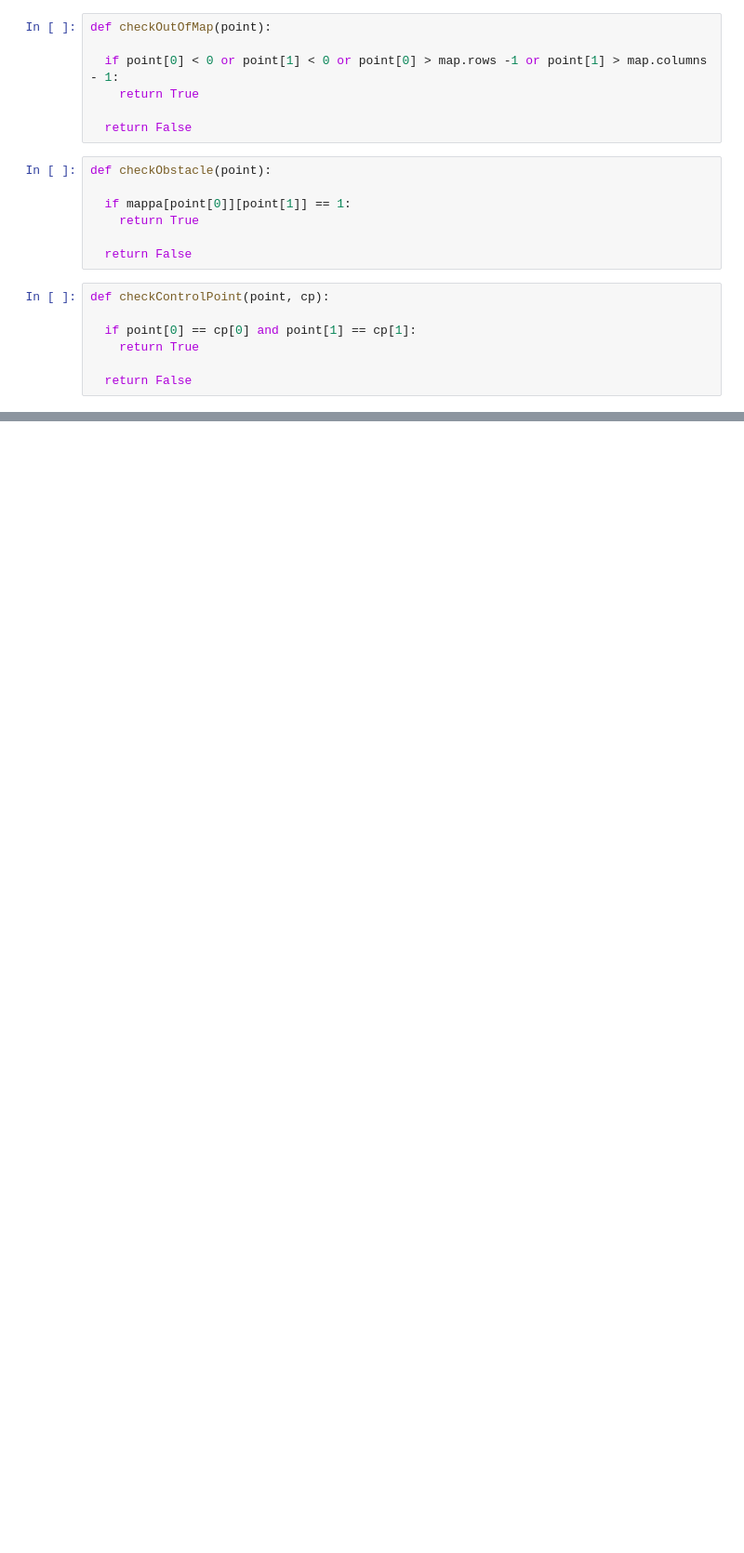
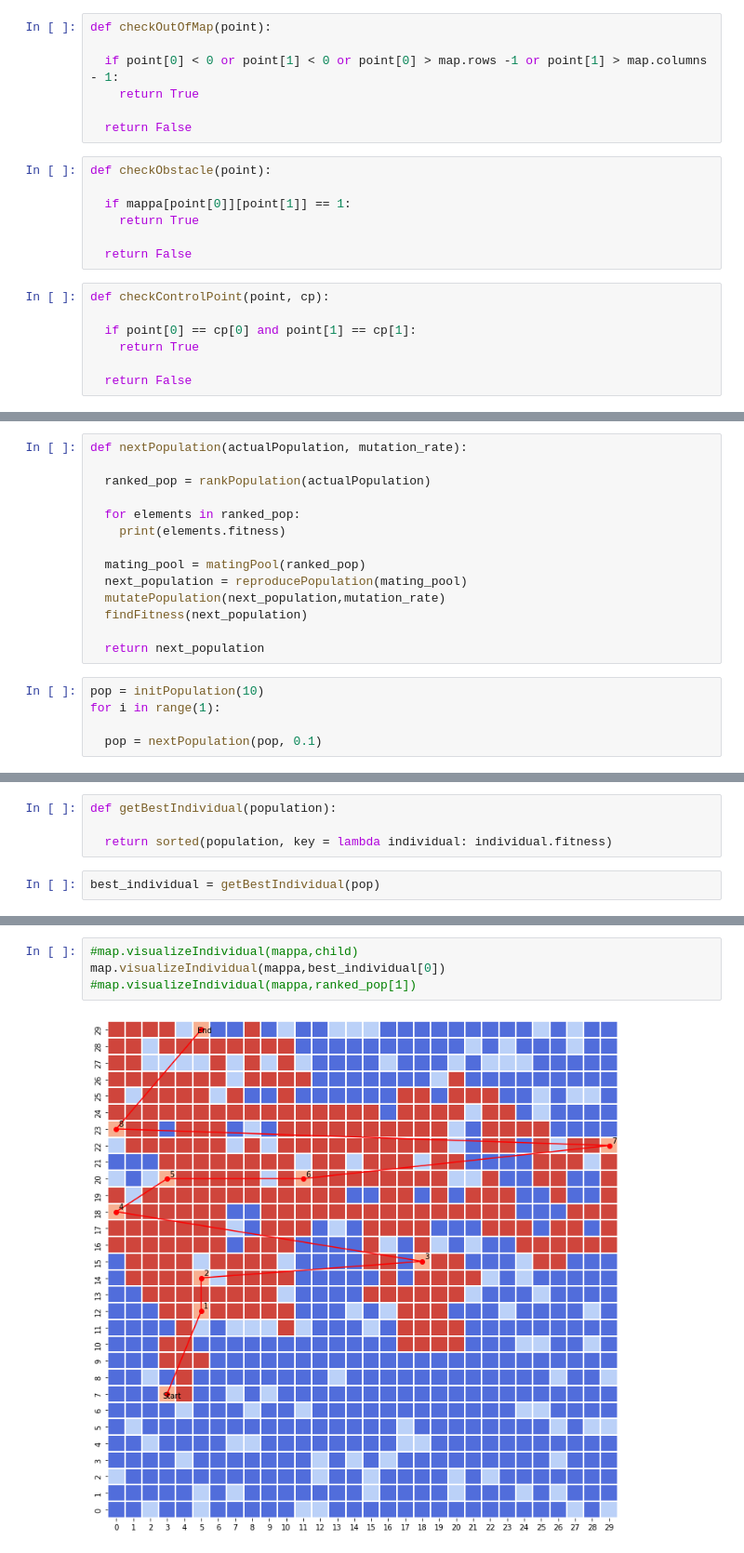
Before and after one commit to giorgio-angelo-esposito/Orienteering_GA, a Jupyter notebook: Orieentiring_GA.ipynb, the cells around one changed output, grey strips where cells are left out. Shown at 93% size. Cells and saved outputs as stored; diff of their text form; blank space fills up the shorter version.

Commit message:
Update Orieentiring_GA.ipynb
Completed the selection, reproduction and mutation function. There are still problems to solve.

```diff
--- a/Orieentiring_GA.ipynb
+++ b/Orieentiring_GA.ipynb
@@ -345,0 +647,19 @@ map.visualizeIndividual(mappa,pop[0])
+# %%
+def nextPopulation(actualPopulation, mutation_rate):
+
+  ranked_pop = rankPopulation(actualPopulation)
+
+  for elements in ranked_pop:
+    print(elements.fitness)
+
+  mating_pool = matingPool(ranked_pop)
+  next_population = reproducePopulation(mating_pool)
+  mutatePopulation(next_population,mutation_rate)
+  findFitness(next_population)
+
+  return next_population
+# %%
+pop = initPopulation(10)
+for i in range(1):
+
+  pop = nextPopulation(pop, 0.1)
@@ -345,0 +689,6 @@ map.visualizeIndividual(mappa,pop[0])
+# %%
+def getBestIndividual(population):
+
+  return sorted(population, key = lambda individual: individual.fitness)
+# %%
+best_individual = getBestIndividual(pop)
@@ -345,0 +699,6 @@ map.visualizeIndividual(mappa,pop[0])
+# %%
+#map.visualizeIndividual(mappa,child)
+map.visualizeIndividual(mappa,best_individual[0])
+#map.visualizeIndividual(mappa,ranked_pop[1])
+# %% [output]
+[figure, added]
```
Also changed, not shown: parts of 39 cells of this notebook.
